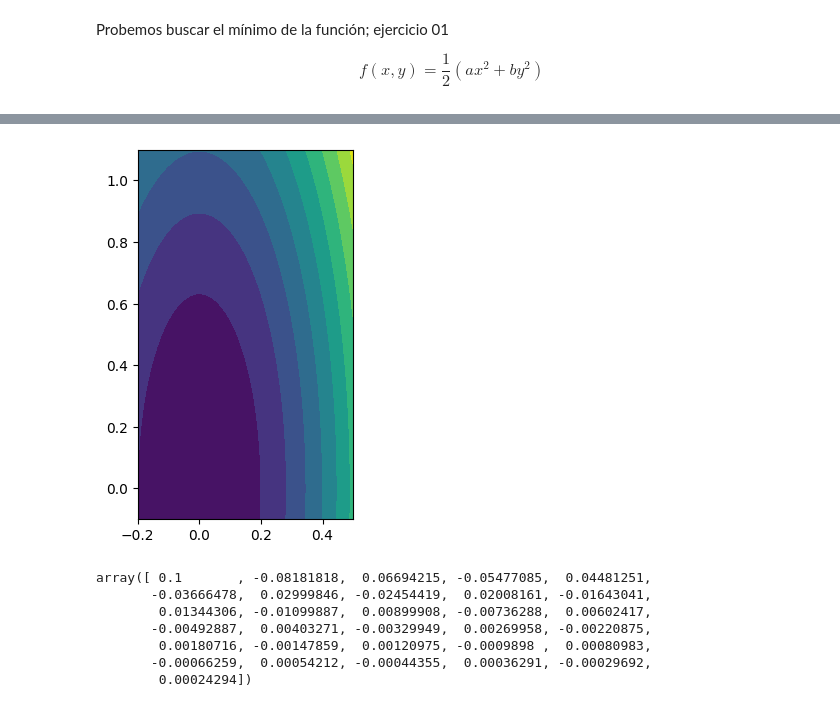
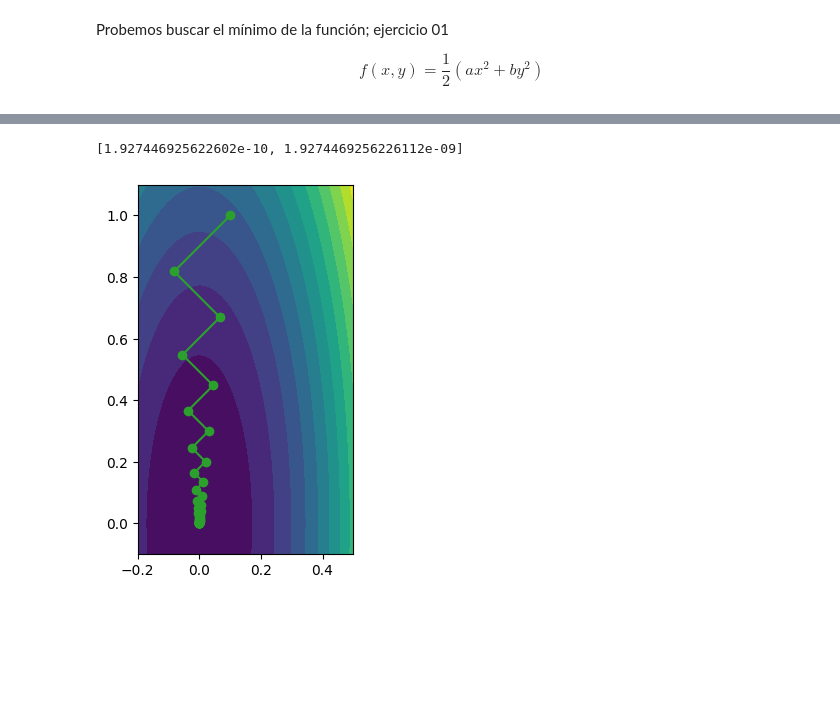
Before and after one commit to fedesanches/master_ia, a Jupyter notebook: matematica_aplicada_y_optimizacion/clase_03/ejercicio_01.ipynb, the cells around one changed output, grey strips where cells are left out. Drawn from its saved outputs; the diff is of its cells as text; code cells hidden in the pictures; blank space fills up the shorter version.

```diff
--- a/matematica_aplicada_y_optimizacion/clase_03/ejercicio_01.ipynb
+++ b/matematica_aplicada_y_optimizacion/clase_03/ejercicio_01.ipynb
@@ -24,5 +41,33 @@ rr = np.array([[(x, y) for x in xx] for y in yy])
+# %%
+# Seteamos la cantidad de iteraciones (pasos) a realizar
+Nsteps = 100
+
+#Seteamos nuestro Alfa (tasa de aprendizaje)
+step = 2.0 / (1 + bb)
+
+xk = np.zeros(Nsteps + 1)
+yk = np.zeros(Nsteps + 1)
+fk = np.zeros(Nsteps + 1)
+
+# El punto inicial es (bb, 1.0); nuestro X0
+xk[0] = bb
+yk[0] = 1.0
+fk[0] = test_fn((bb, 1.0), aa, bb)
+# %%
+# Iteramos Nsteps veces, para obtener el nuevo punto
+for ii in range(Nsteps):
+  xk[ii + 1] = xk[ii] - step * grad((xk[ii], yk[ii]), aa, bb)[0]
+  yk[ii + 1] = yk[ii] - step * grad((xk[ii], yk[ii]), aa, bb)[1]
+
+  fk[ii + 1] = test_fn((xk[ii + 1], yk[ii + 1]), aa, bb)
+
+# Punto minimo es
+[xk[Nsteps], yk[Nsteps]]
+# %% [output]
+[1.927446925622602e-10, 1.9274469256226112e-09]
 # %%
-contourf(X, Y, test_fn([X, Y], aa, bb), levels=10)
+contourf(X, Y, test_fn([X, Y], aa, bb), levels=15)
+plot(xk, yk, color='C2', marker='o')
 gca().set_aspect('equal')
 # %% [output]
-[figure, old version]
+[figure, new version]
@@ -50,10 +73,0 @@ y_gd = copy.copy(yk)
-# %%
-xk
-# %% [output]
-array([ 0.1       , -0.08181818,  0.06694215, -0.05477085,  0.04481251,
-       -0.03666478,  0.02999846, -0.02454419,  0.02008161, -0.01643041,
-        0.01344306, -0.01099887,  0.00899908, -0.00736288,  0.00602417,
-       -0.00492887,  0.00403271, -0.00329949,  0.00269958, -0.00220875,
-        0.00180716, -0.00147859,  0.00120975, -0.0009898 ,  0.00080983,
-       -0.00066259,  0.00054212, -0.00044355,  0.00036291, -0.00029692,
-        0.00024294])
```
Also changed, not shown: parts of 6 cells of this notebook, 1 other file.
